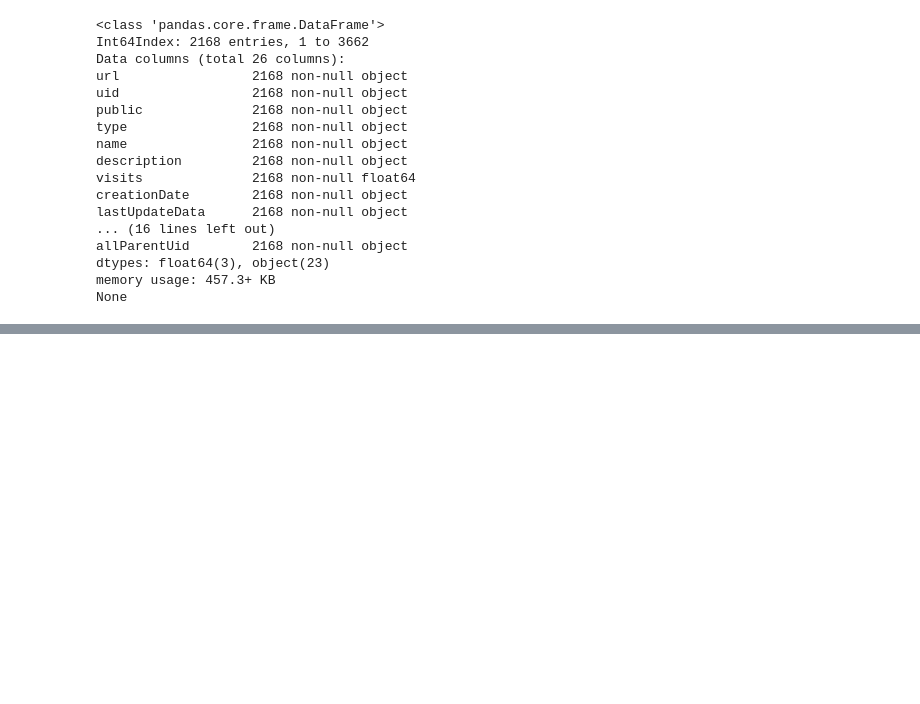
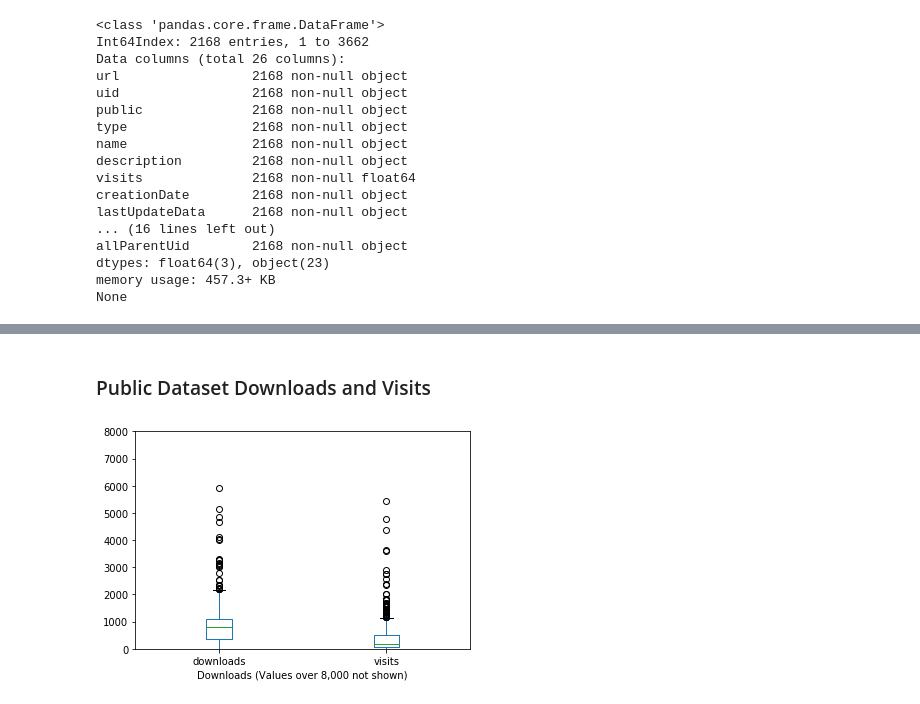
Before and after one commit to OpenDataLiteracy/WSL-AMF, a Jupyter notebook: portal-dashboard/WA-Portal.ipynb, the cells around one changed output, grey strips where cells are left out. Cells and saved outputs as stored; diff of their text form; code cells hidden in the pictures; blank space fills up the shorter version.

```diff
--- a/portal-dashboard/WA-Portal.ipynb
+++ b/portal-dashboard/WA-Portal.ipynb
@@ -297,0 +342,16 @@ None
+# %% [markdown]
+### Public Dataset Downloads and Visits
+# %%
+
+ax = dfpubd.boxplot(column=['downloads', 'visits'], return_type='axes', grid=False)
+
+ax.set_ylim(0, 8000)
+plt.xlabel('Downloads (Values over 8,000 not shown)')
+
+plt.show()
+
+#dfpubd['downloads'].head()
+
+#dfpubd.boxplot(column=['downloads'])
+# %% [output]
+[figure, added]
```
Also changed, not shown: parts of 16 cells of this notebook.
